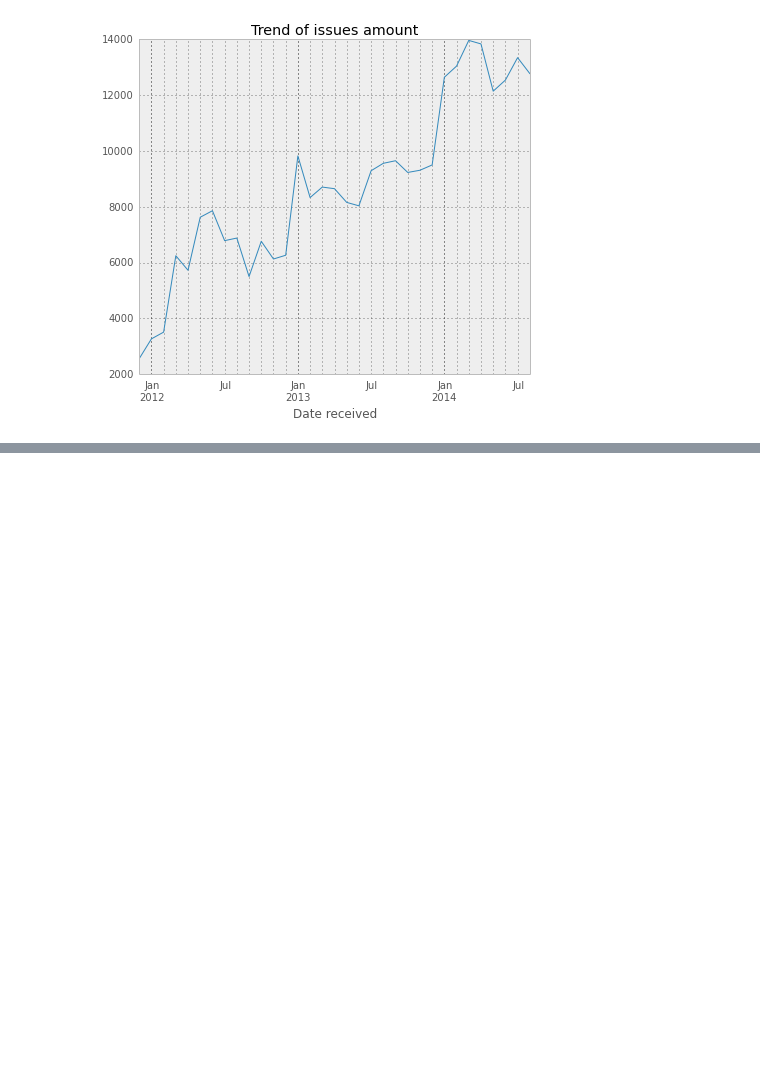
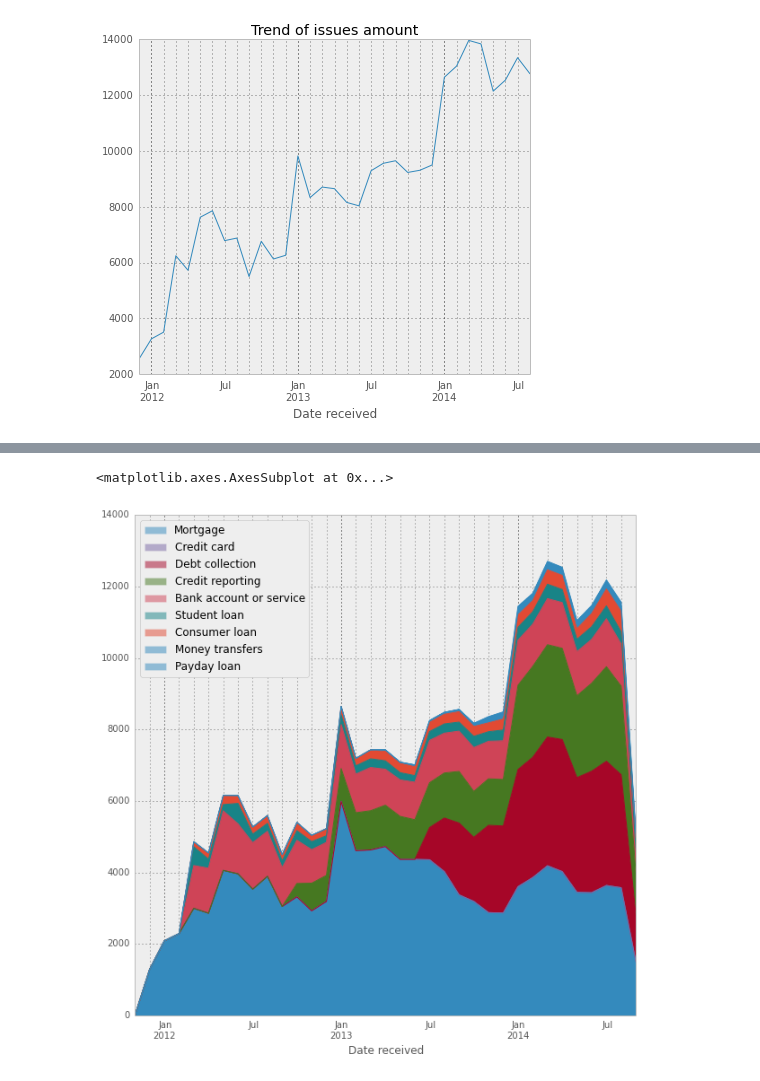
Before and after one commit to saravana76/Assignment2, a Jupyter notebook: BigData-Assignment2.ipynb, the cells around one changed output, grey strips where cells are left out. Saved outputs shown, nothing was run; the diff lists cells and outputs as text; code cells hidden in the pictures; blank space fills up the shorter version.

```diff
--- a/BigData-Assignment2.ipynb
+++ b/BigData-Assignment2.ipynb
@@ -131,0 +140,16 @@ t.plot(title="Complaints Per Day: Credit card")
+# %%
+figsize(10,10)
+Area=pd.DataFrame(index=d[d['Product']=="Credit card"].resample('M',how=count).index)
+Area['Mortgage']=d[d['Product']=="Mortgage"].resample('M',how=count)['Product']
+Area['Credit card ']=d[d['Product']=="Credit card "].resample('M',how=count)['Product']
+Area['Debt collection']=d[d['Product']=="Debt collection"].resample('M',how=count)['Product']
+Area['Credit reporting']=d[d['Product']=="Credit reporting"].resample('M',how=count)['Product']
+Area['Bank account or service']=d[d['Product']=="Bank account or service"].resample('M',how=count)['Product']
+Area['Student loan']=d[d['Product']=="Student loan"].resample('M',how=count)['Product']
+Area['Consumer loan']=d[d['Product']=="Consumer loan"].resample('M',how=count)['Product']
+Area['Money transfers']=d[d['Product']=="Money transfers"].resample('M',how=count)['Product']
+Area['Payday loan']=d[d['Product']=="Payday loan"].resample('M',how=count)['Product']
+Area.plot(kind="area")
+# %% [output]
+<matplotlib.axes.AxesSubplot at 0x...>
+[figure, added]
```
Also changed, not shown: parts of 6 cells of this notebook.
